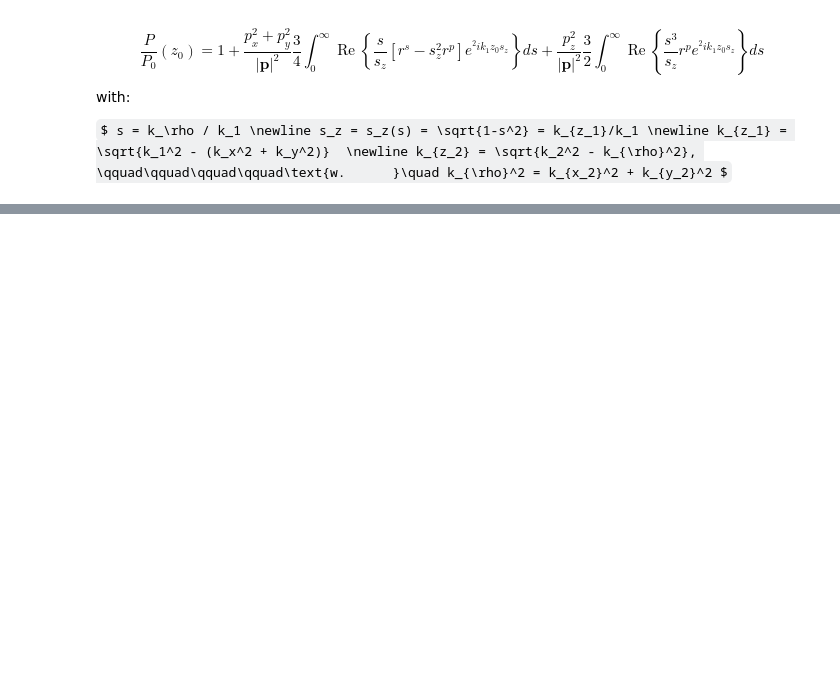
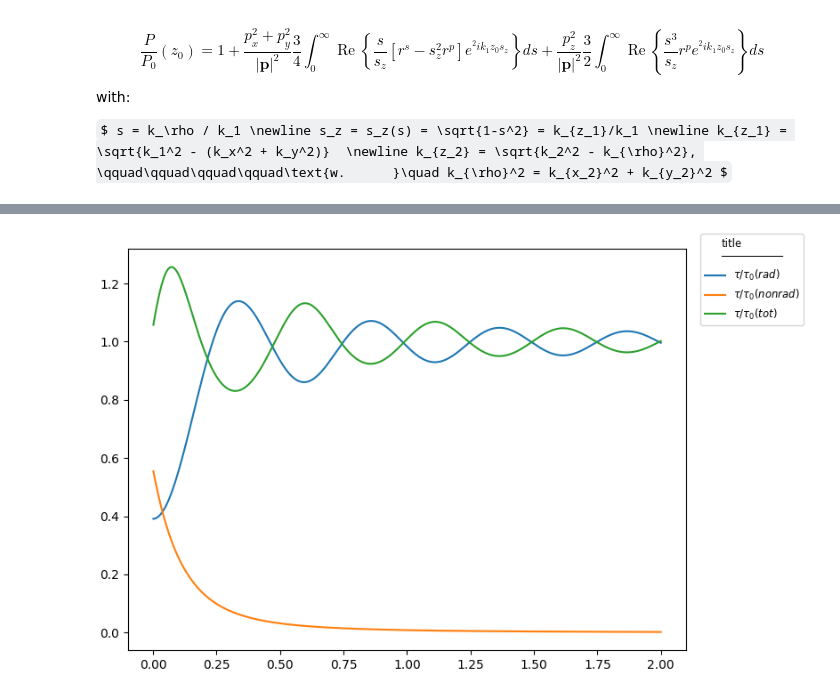
Before and after one commit to amcar-dtu/python-assignments, a Jupyter notebook: nano_opt_7.ipynb, the cells around one changed output, grey strips where cells are left out. Drawn from its saved outputs; the diff is of its cells as text; code cells hidden in the pictures; some formulas as TeX source; blank space fills up the shorter version.

```diff
--- a/nano_opt_7.ipynb
+++ b/nano_opt_7.ipynb
@@ -103,0 +101,13 @@ plt.show()
+# %%
+%matplotlib widget
+
+fig, ax = plt.subplots(figsize=(8,5), layout='constrained') # (width, height) in inches
+ax.plot(z0n, gamma_rad, label=r"$\tau/\tau_0 (rad)$")
+ax.plot(z0n, gamma_nonrad, label=r"$\tau/\tau_0 (non rad)$")
+ax.plot(z0n, 1/gamma_tot, label=r"$\tau/\tau_0 (tot)$")
+l = ax.legend(bbox_to_anchor=[1.22, 1.05], loc='upper right', title="title\n──────────", fancybox=True, fontsize='small', title_fontsize='small')
+# ax.set_xlim([0, 0.1])
+# ax.set_ylim([0, 5])
+plt.show()
+# %% [output]
+[figure, added]
```
Also changed, not shown: parts of 5 cells of this notebook.
